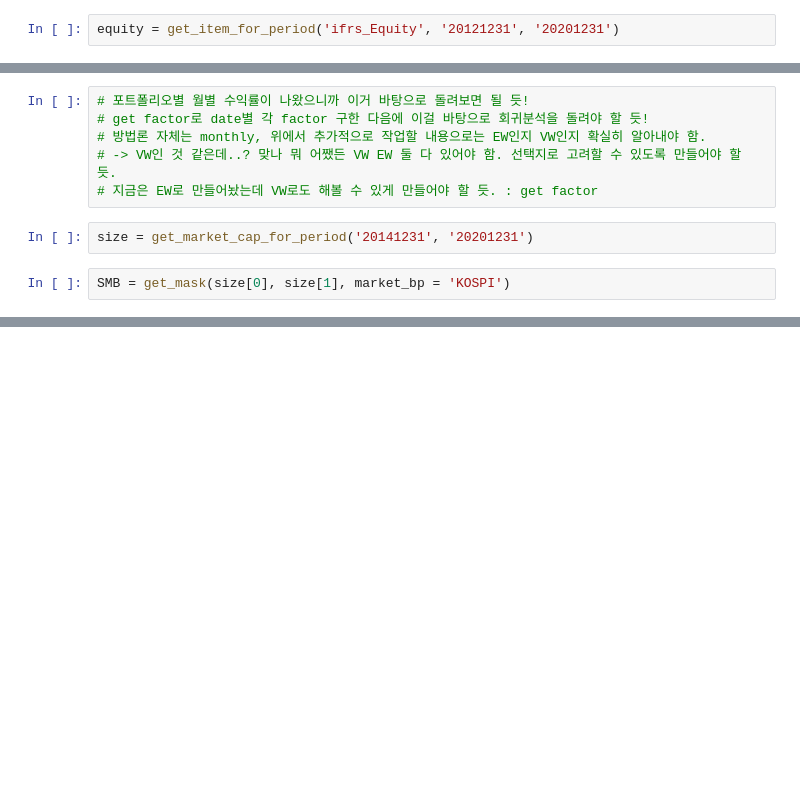
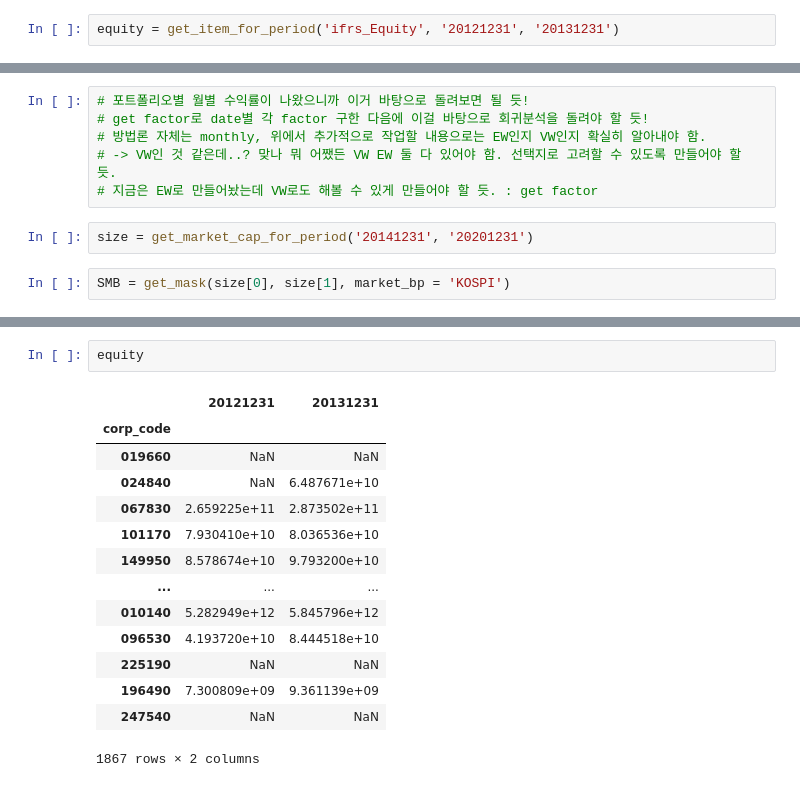
Before and after one commit to Eternity402/Factor_Investing, a Jupyter notebook: Sirius_API.ipynb, the cells around one changed output, grey strips where cells are left out. Drawn from its saved outputs; the diff is of its cells as text; blank space fills up the shorter version.

```diff
--- a/Sirius_API.ipynb
+++ b/Sirius_API.ipynb
@@ -394,5 +471,5 @@ factor
 # 기존에 만들어놓은 마스킹 방법론을 사용할 수는 있을 것 같은데..?
 # 아 순차적으로 씌우도록 마스킹하면 가능하겠다!
 # %%
-equity = get_item_for_period('ifrs_Equity', '20121231', '20201231')
+equity = get_item_for_period('ifrs_Equity', '20121231', '20131231')
 # %%
@@ -744,0 +707,17 @@ def get_factor_on_date_by_mask(mask, term = 'd', winsorize_limits = 0.01, weight
+# %%
+equity
+# %% [output]
+|  | 20121231 | 20131231 |
+| corp_code |  |  |
+| 019660 | NaN | NaN |
+| 024840 | NaN | 6.487671e+10 |
+| 067830 | 2.659225e+11 | 2.873502e+11 |
+| 101170 | 7.930410e+10 | 8.036536e+10 |
+| 149950 | 8.578674e+10 | 9.793200e+10 |
+| ... | ... | ... |
+| 010140 | 5.282949e+12 | 5.845796e+12 |
+| 096530 | 4.193720e+10 | 8.444518e+10 |
+| 225190 | NaN | NaN |
+| 196490 | 7.300809e+09 | 9.361139e+09 |
+| 247540 | NaN | NaN |
+1867 rows × 2 columns
```
Also changed, not shown: parts of 19 cells of this notebook.
